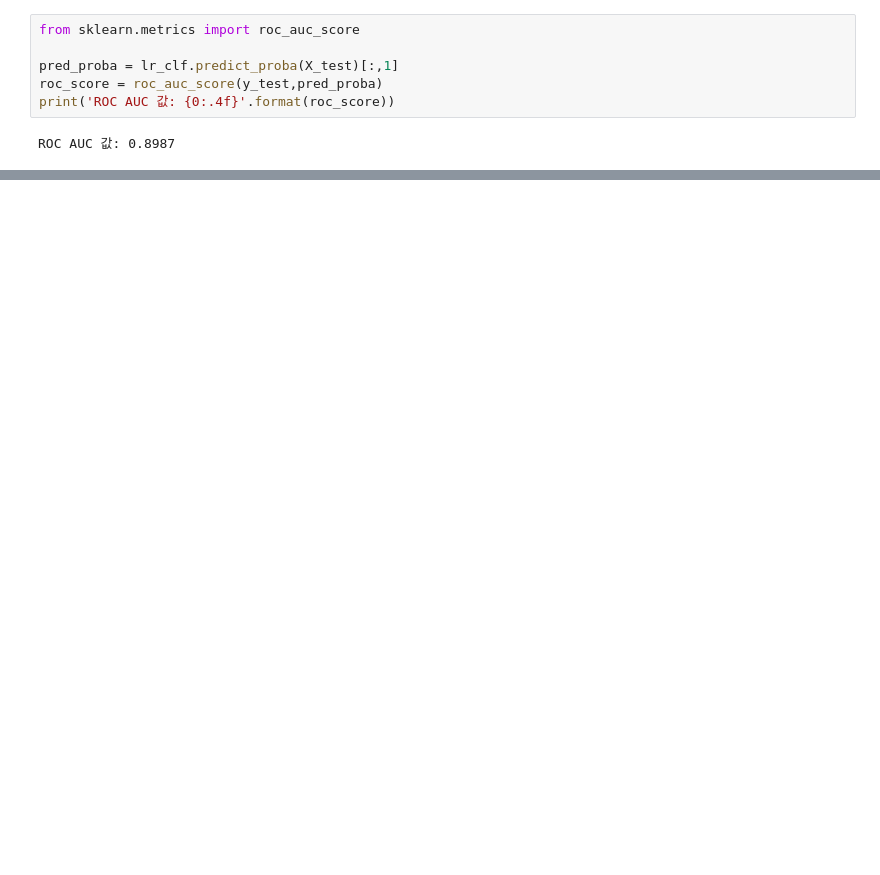
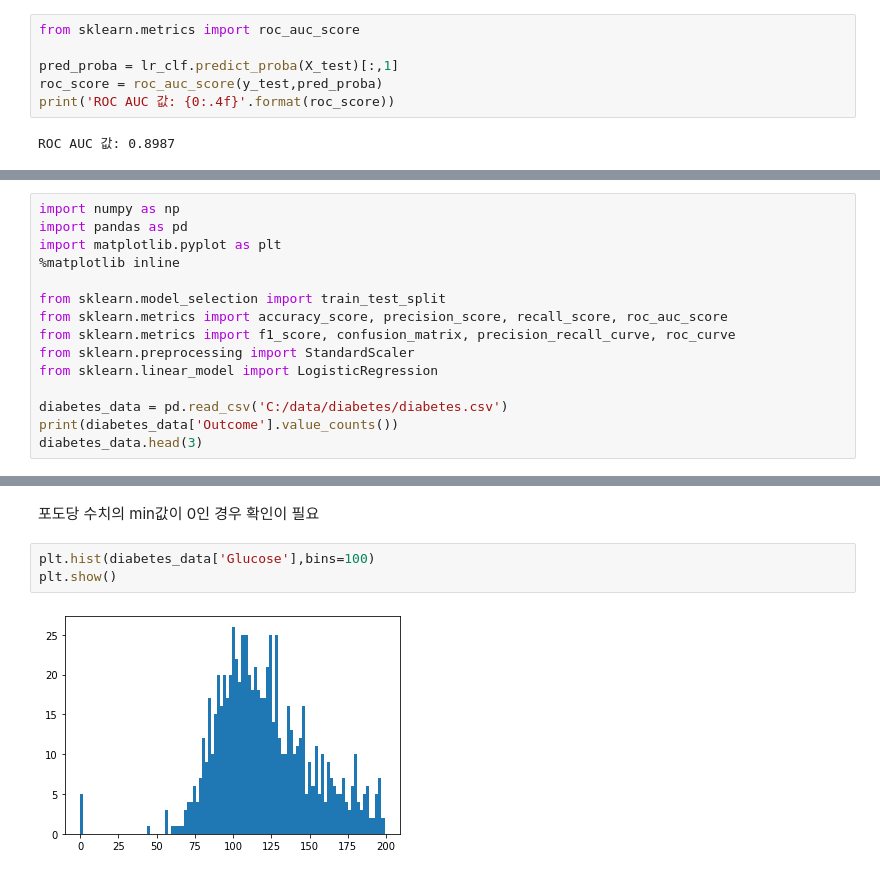
Before and after one commit to kayeehan/ML-books-study, a Jupyter notebook: ML-books(파이썬 머신러닝 완벽 가이드)_Ch.01~03.ipynb, the cells around one changed output, grey strips where cells are left out. Cells and saved outputs as stored; diff of their text form; blank space fills up the shorter version.

```diff
--- a/ML-books(파이썬 머신러닝 완벽 가이드)_Ch.01~03.ipynb
+++ b/ML-books(파이썬 머신러닝 완벽 가이드)_Ch.01~03.ipynb
@@ -2350,0 +2353,15 @@ def get_clf_eval(y_test,pred=None, pred_proba=None):
+# %%
+import numpy as np
+import pandas as pd
+import matplotlib.pyplot as plt
+%matplotlib inline
+
+from sklearn.model_selection import train_test_split
+from sklearn.metrics import accuracy_score, precision_score, recall_score, roc_auc_score
+from sklearn.metrics import f1_score, confusion_matrix, precision_recall_curve, roc_curve
+from sklearn.preprocessing import StandardScaler
+from sklearn.linear_model import LogisticRegression
+
+diabetes_data = pd.read_csv('C:/data/diabetes/diabetes.csv')
+print(diabetes_data['Outcome'].value_counts())
+diabetes_data.head(3)
@@ -2350,0 +2451,7 @@ def get_clf_eval(y_test,pred=None, pred_proba=None):
+# %% [markdown]
+포도당 수치의 min값이 0인 경우 확인이 필요
+# %%
+plt.hist(diabetes_data['Glucose'],bins=100)
+plt.show()
+# %% [output]
+[figure, added]
```
Also changed, not shown: parts of 108 cells of this notebook.
